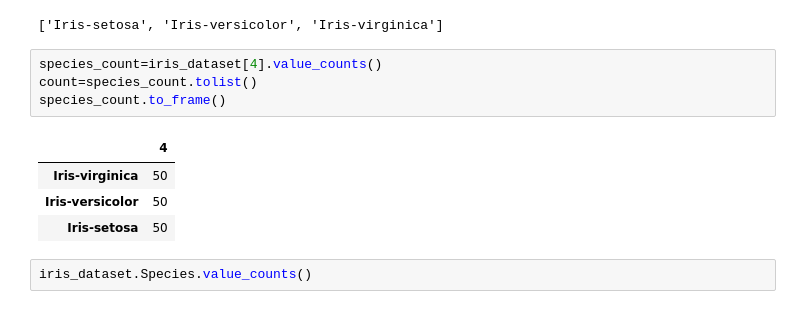
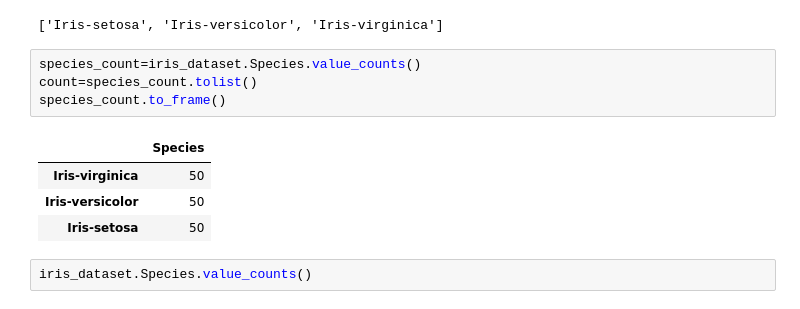
Before and after one commit to arunuday117/LGMVIP-DataScience, a Jupyter notebook: Task1_Iris_Flower_Classification.ipynb, the cells around one changed output. Drawn from its saved outputs; the diff is of its cells as text.

```diff
--- a/Task1_Iris_Flower_Classification.ipynb
+++ b/Task1_Iris_Flower_Classification.ipynb
@@ -169,11 +168,11 @@ unique
 # %% [output]
 ['Iris-setosa', 'Iris-versicolor', 'Iris-virginica']
 # %%
-species_count=iris_dataset[4].value_counts()
+species_count=iris_dataset.Species.value_counts()
 count=species_count.tolist()
 species_count.to_frame()
 # %% [output]
-|  | 4 |
+|  | Species |
 | Iris-virginica | 50 |
 | Iris-versicolor | 50 |
 | Iris-setosa | 50 |
```
Also changed, not shown: parts of 1 cell of this notebook.
